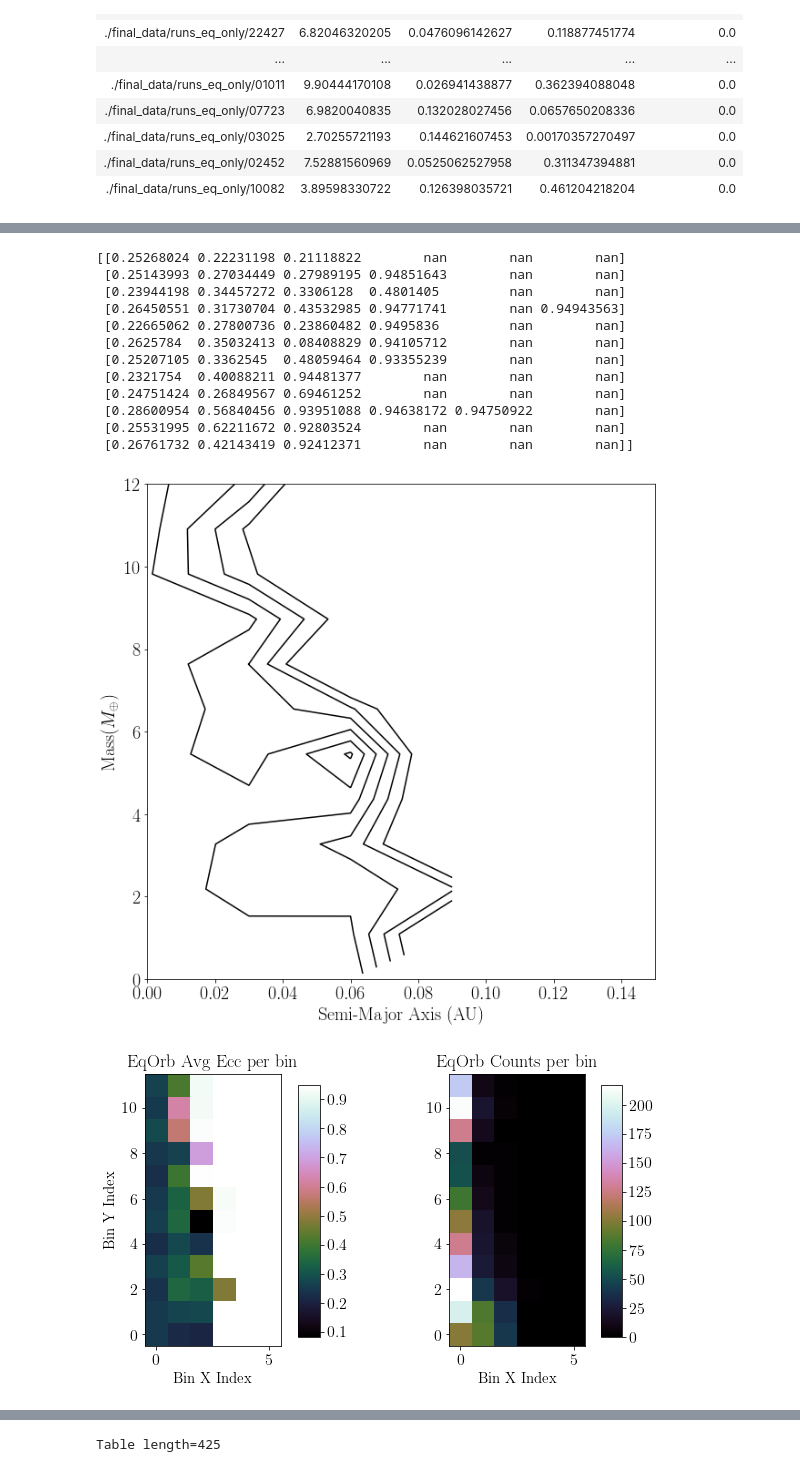
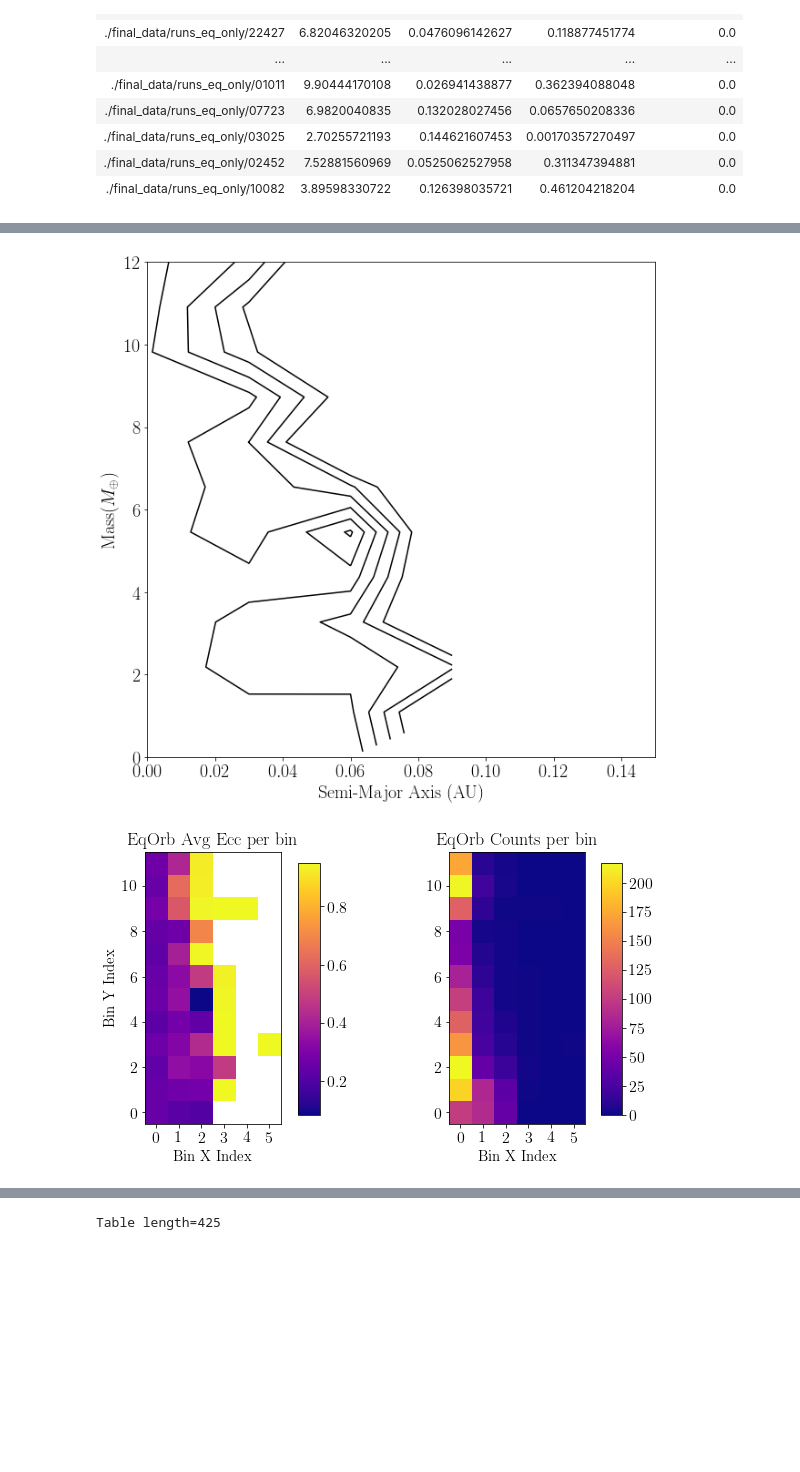
Before and after one commit to dm1681/MergingPerts, a Jupyter notebook: fig_gen.ipynb, the cells around one changed output, grey strips where cells are left out. Drawn from its saved outputs; the diff is of its cells as text; code cells hidden in the pictures; blank space fills up the shorter version.

```diff
--- a/fig_gen.ipynb
+++ b/fig_gen.ipynb
@@ -900,40 +939,27 @@ print(tau.to(u.s))
 # %%
 comp_data_eqorb = final_data_eqorb[np.where(final_data_eqorb['bMerge_eqorb'] != -9999)]
 
 merged_data_eqorb = comp_data_eqorb[np.where(comp_data_eqorb['bMerge_eqorb'] == 1)]
 n_merged_eqorb = len(merged_data_eqorb)
 n_comp_eqorb = len(comp_data_eqorb)
 print(n_merged_eqorb)
 print(n_comp_eqorb)
 massb_eqorb = merged_data_eqorb['mass_b_0']
 semib_eqorb = merged_data_eqorb['semi_b_0']
 eccb_eqorb = merged_data_eqorb['ecc_b_0']
 
 x_axis, y_axis, z_axis, z_meta_axis = make_contour(semib_eqorb, massb_eqorb, eccb_eqorb,
                              y_binwidth=1, ylim = (0,12),
                              x_binwidth=0.025, xlim=(0,0.15), names='contour_EqOrb',fontsize=20)
 
-make_contour_meta_plots(z_axis, z_meta_axis, 'EqOrb')
-print(z_axis)
+make_contour_meta_plots(z_axis, z_meta_axis, 'EqOrb', cmap='plasma', log10_counts=False)
 # %% [output]
 2134
 24927
 Shaping Contour Data...
 Making Eccentricty Plot
-[[0.25268024 0.22231198 0.21118822        nan        nan        nan]
- [0.25143993 0.27034449 0.27989195 0.94851643        nan        nan]
- [0.23944198 0.34457272 0.3306128  0.4801405         nan        nan]
- [0.26450551 0.31730704 0.43532985 0.94771741        nan 0.94943563]
- [0.22665062 0.27800736 0.23860482 0.9495836         nan        nan]
- [0.2625784  0.35032413 0.08408829 0.94105712        nan        nan]
- [0.25207105 0.3362545  0.48059464 0.93355239        nan        nan]
- [0.2321754  0.40088211 0.94481377        nan        nan        nan]
- [0.24751424 0.26849567 0.69461252        nan        nan        nan]
- [0.28600954 0.56840456 0.93951088 0.94638172 0.94750922        nan]
- [0.25531995 0.62211672 0.92803524        nan        nan        nan]
- [0.26761732 0.42143419 0.92412371        nan        nan        nan]]
 [figure]
-[figure, old version]
+[figure, new version]
 # %%
 # now lets filter out the ones that didnt complete...
 completed_eqorb_data = final_data_eqorb[np.where(final_data_eqorb['bMerge_eqorb'] != -9999)]
```
Also changed, not shown: parts of 25 cells of this notebook, 1 other file.
